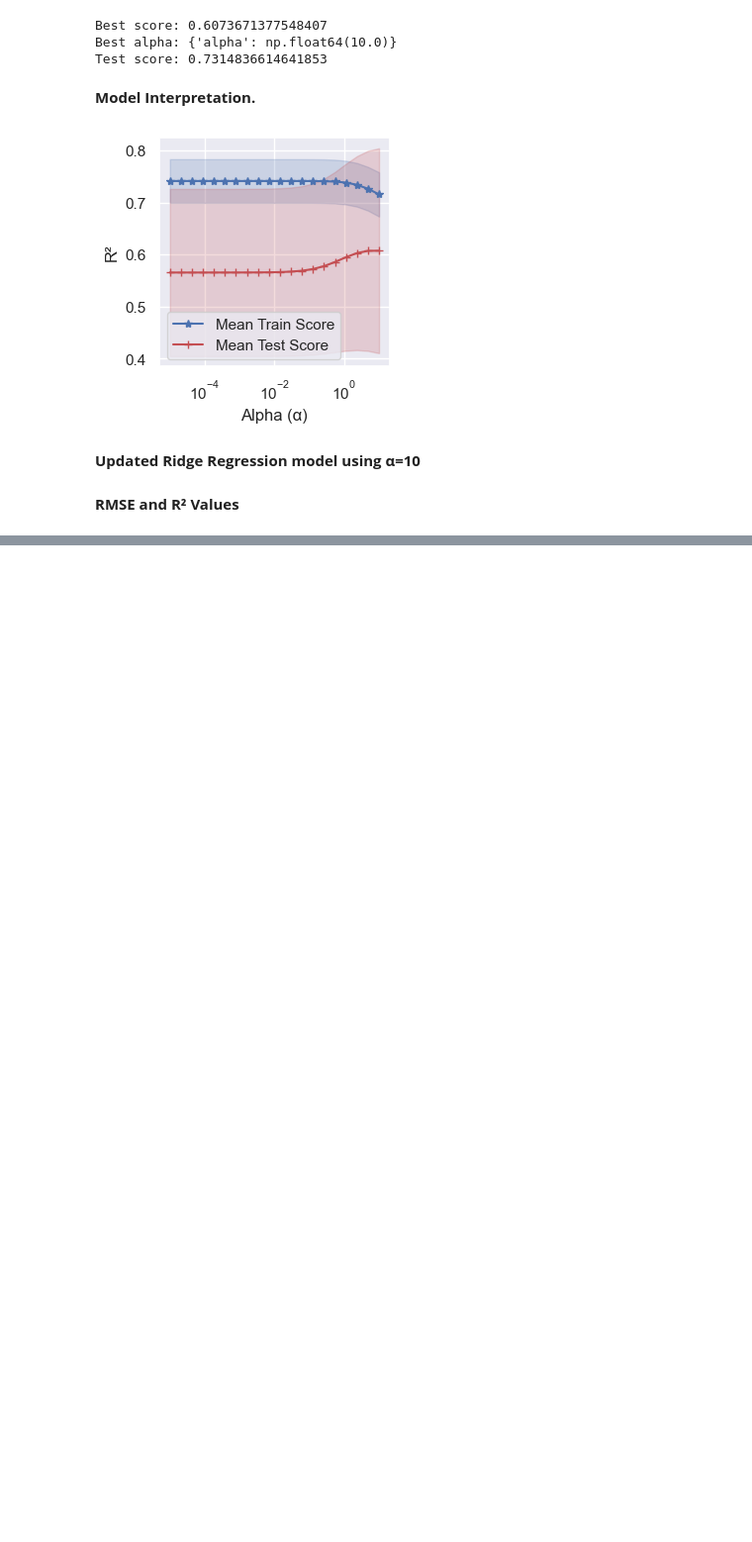
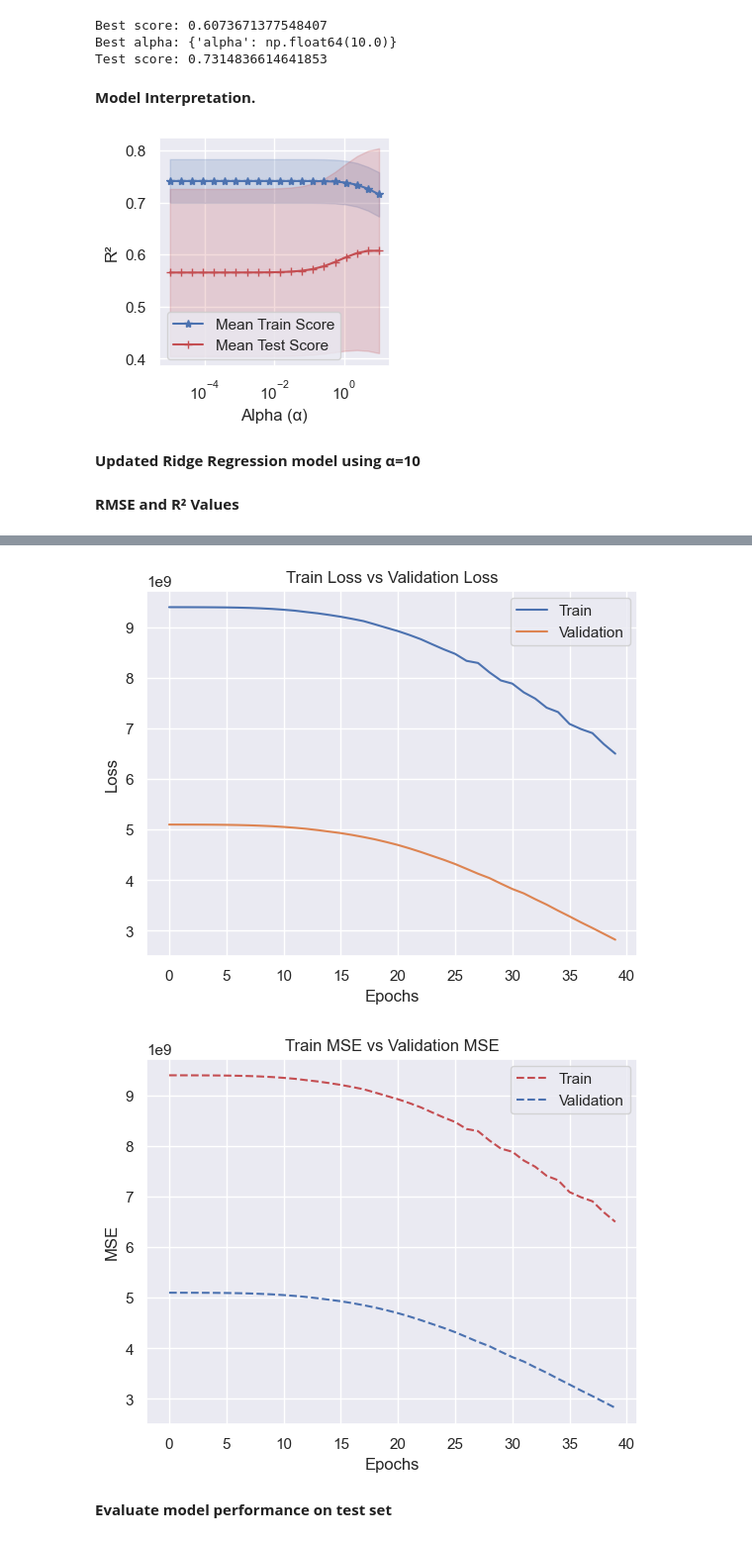
Before and after one commit to jss2326/AML-Final-Project, a Jupyter notebook: AML_Deliverable 3_Group 24.ipynb, the cells around one changed output, grey strips where cells are left out. Shown at 99% size. Cells and saved outputs as stored; diff of their text form; code cells hidden in the pictures; blank space fills up the shorter version.

```diff
--- a/AML_Deliverable 3_Group 24.ipynb
+++ b/AML_Deliverable 3_Group 24.ipynb
@@ -397,0 +546,13 @@ Test set RMSE: 48489.21706160448
+# %%
+nn_l2_dropout = Sequential()
+
+# hidden layer (with l2 and dropout)
+nn_l2_dropout.add(Dense(128, input_shape=input_shape, activation='relu', kernel_regularizer=l2(0.01)))
+nn_l2_dropout.add(Dropout(0.2))
+
+# hidden layer (with l2 and dropout)
+nn_l2_dropout.add(Dense(64, activation='relu', kernel_regularizer=l2(0.01)))
+nn_l2_dropout.add(Dropout(0.2))
+
+# output
+nn_l2_dropout.add(Dense(1))  # No activation because this is regression
@@ -397,0 +563,4 @@ Test set RMSE: 48489.21706160448
+# %%
+nn_l2_dropout.compile(optimizer="adam", loss="mean_squared_error", metrics=["mean_squared_error"])
+
+nn_l2_dropout.summary()
@@ -397,0 +585,2 @@ Test set RMSE: 48489.21706160448
+# %%
+l2_dropout_history_callback = nn_l2_dropout.fit(X_train, y_train, batch_size=32, epochs=40, verbose=1, validation_split=0.2)
@@ -397,0 +631,30 @@ Test set RMSE: 48489.21706160448
+# %%
+# Plot for train vs. validation loss
+l2_dropout_nn_hist = pd.DataFrame(l2_dropout_history_callback.history)
+fig, loss_ax = plt.subplots ()
+loss_ax.plot(l2_dropout_nn_hist.index, l2_dropout_nn_hist["loss"], label="Train")
+loss_ax.plot(l2_dropout_nn_hist.index, l2_dropout_nn_hist["val_loss"], label="Validation")
+loss_ax.set_ylabel("Loss")
+loss_ax.set_xlabel("Epochs")
+
+loss_ax.legend()
+
+loss_ax.set_title("Train Loss vs Validation Loss")
+plt.show()
+
+# Plot for train vs. validation MSE
+fig, mse_ax = plt.subplots ()
+mse_ax.plot(l2_dropout_nn_hist.index, l2_dropout_nn_hist["mean_squared_error"], 'r--', label="Train")
+mse_ax.plot(l2_dropout_nn_hist.index, l2_dropout_nn_hist["val_mean_squared_error"], 'b--', label="Validation")
+mse_ax.set_ylabel("MSE")
+mse_ax.set_xlabel("Epochs")
+
+mse_ax.legend()
+
+mse_ax.set_title("Train MSE vs Validation MSE")
+plt.show()
+# %% [output]
+[figure, added]
+[figure, added]
+# %% [markdown]
+**Evaluate model performance on test set**
```
Also changed, not shown: parts of 27 cells of this notebook.
